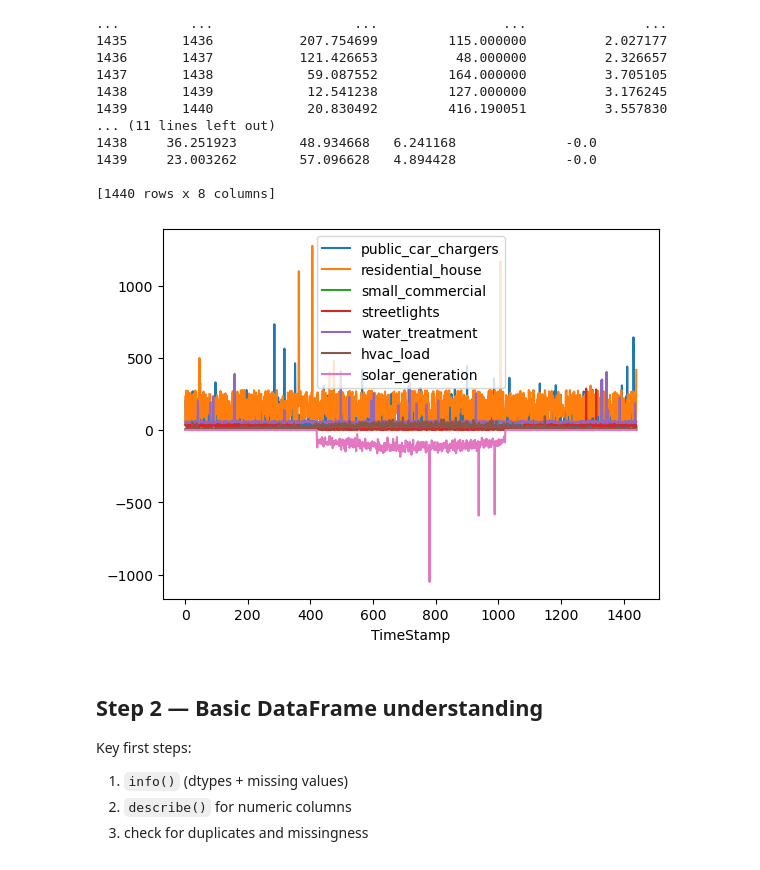
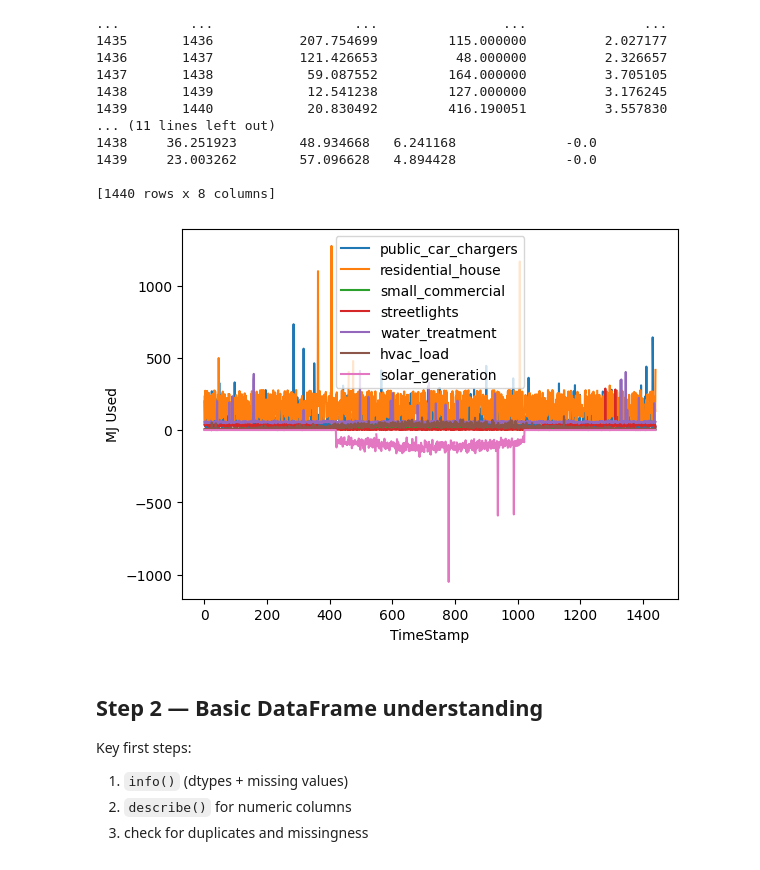
Before and after one commit to ZacharySkinner/ComputationalScience, a Jupyter notebook: Assingment2.ipynb, the cells around one changed output. Saved outputs shown, nothing was run; the diff lists cells and outputs as text; code cells hidden in the pictures.

```diff
--- a/Assingment2.ipynb
+++ b/Assingment2.ipynb
@@ -141,17 +141,18 @@ print(df)
 # %%
 import matplotlib.pyplot as plt
 
 x = df["TimeStamp"]
 
 for col in df.columns:
     if col != "TimeStamp":
         plt.plot(x, df[col], label=col)
 
 plt.xlabel("TimeStamp")
+plt.ylabel("MJ Used")
 plt.legend()
 plt.show()
 # %% [output]
-[figure, old version]
+[figure, new version]
 # %% [markdown]
 ## Step 2 — Basic DataFrame understanding
 Key first steps:
```
Also changed, not shown: parts of 2 cells of this notebook.
